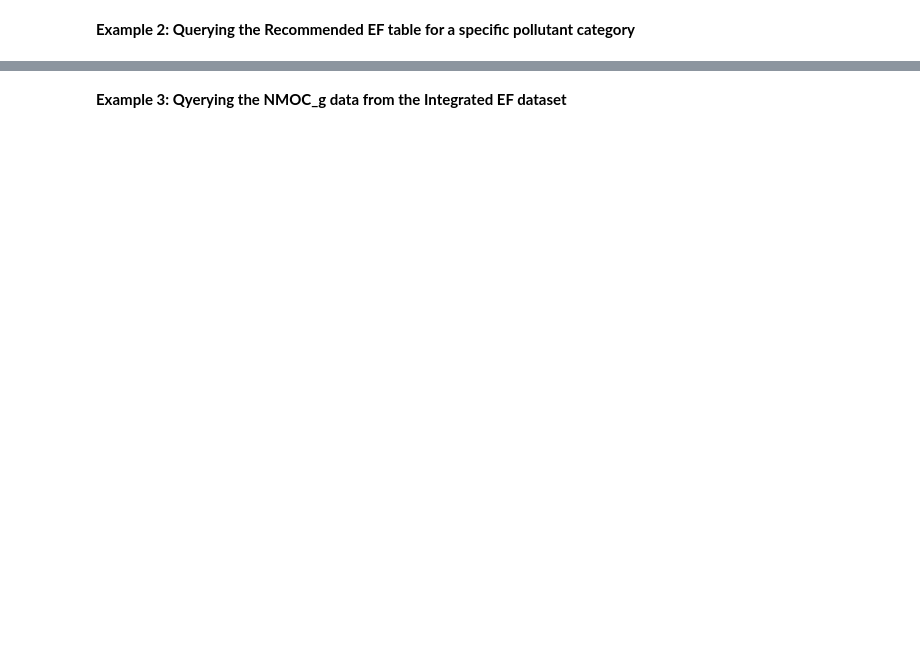
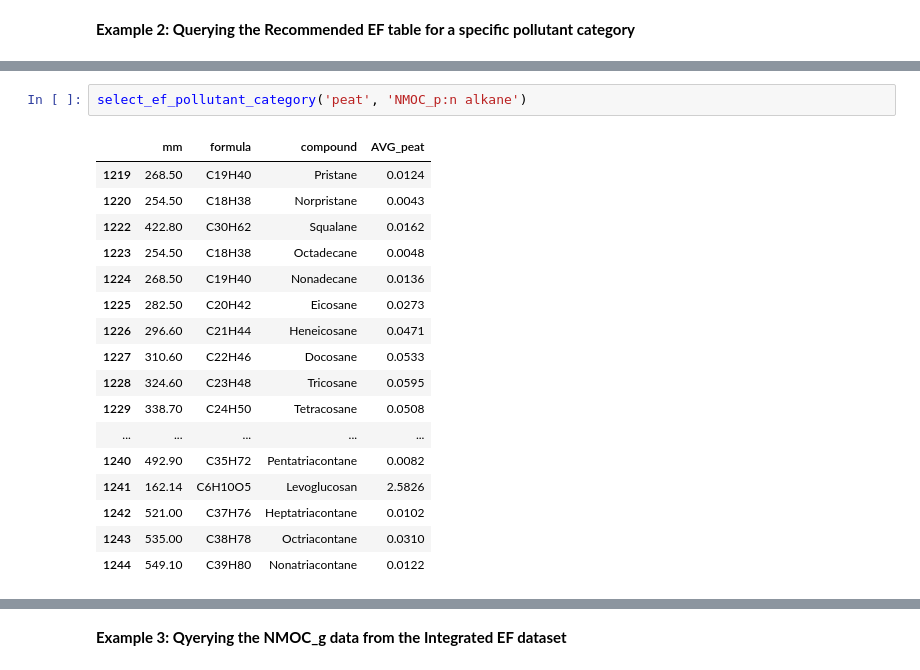
Before and after one commit to NEIVA-BB-Emissions-Inventory/NEIVAv1.0, a Jupyter notebook: Query_examples.ipynb, the cells around one changed output, grey strips where cells are left out. Cells and saved outputs as stored; diff of their text form; blank space fills up the shorter version.

```diff
--- a/Query_examples.ipynb
+++ b/Query_examples.ipynb
@@ -213,0 +256,20 @@ rdf[['compound','AVG_open_cooking']][rdf['pollutant_category']=='NMOC_p:polycycl
+# %%
+select_ef_pollutant_category('peat', 'NMOC_p:n alkane')
+# %% [output]
+|  | mm | formula | compound | AVG_peat |
+| 1219 | 268.50 | C19H40 | Pristane | 0.0124 |
+| 1220 | 254.50 | C18H38 | Norpristane | 0.0043 |
+| 1222 | 422.80 | C30H62 | Squalane | 0.0162 |
+| 1223 | 254.50 | C18H38 | Octadecane | 0.0048 |
+| 1224 | 268.50 | C19H40 | Nonadecane | 0.0136 |
+| 1225 | 282.50 | C20H42 | Eicosane | 0.0273 |
+| 1226 | 296.60 | C21H44 | Heneicosane | 0.0471 |
+| 1227 | 310.60 | C22H46 | Docosane | 0.0533 |
+| 1228 | 324.60 | C23H48 | Tricosane | 0.0595 |
+| 1229 | 338.70 | C24H50 | Tetracosane | 0.0508 |
+| ... | ... | ... | ... | ... |
+| 1240 | 492.90 | C35H72 | Pentatriacontane | 0.0082 |
+| 1241 | 162.14 | C6H10O5 | Levoglucosan | 2.5826 |
+| 1242 | 521.00 | C37H76 | Heptatriacontane | 0.0102 |
+| 1243 | 535.00 | C38H78 | Octriacontane | 0.0310 |
+| 1244 | 549.10 | C39H80 | Nonatriacontane | 0.0122 |
```
Also changed, not shown: parts of 31 cells of this notebook, 21 other files.
